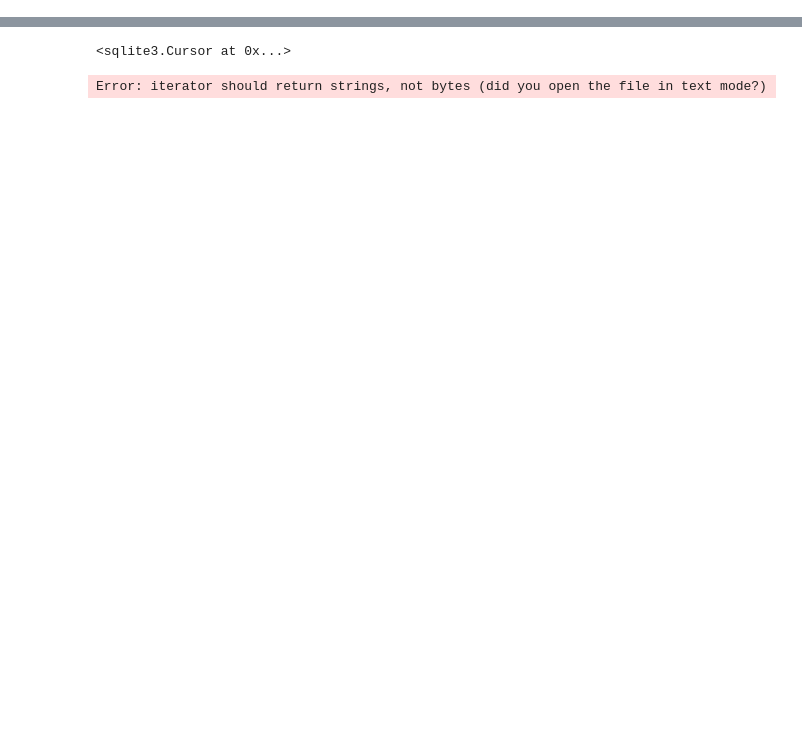
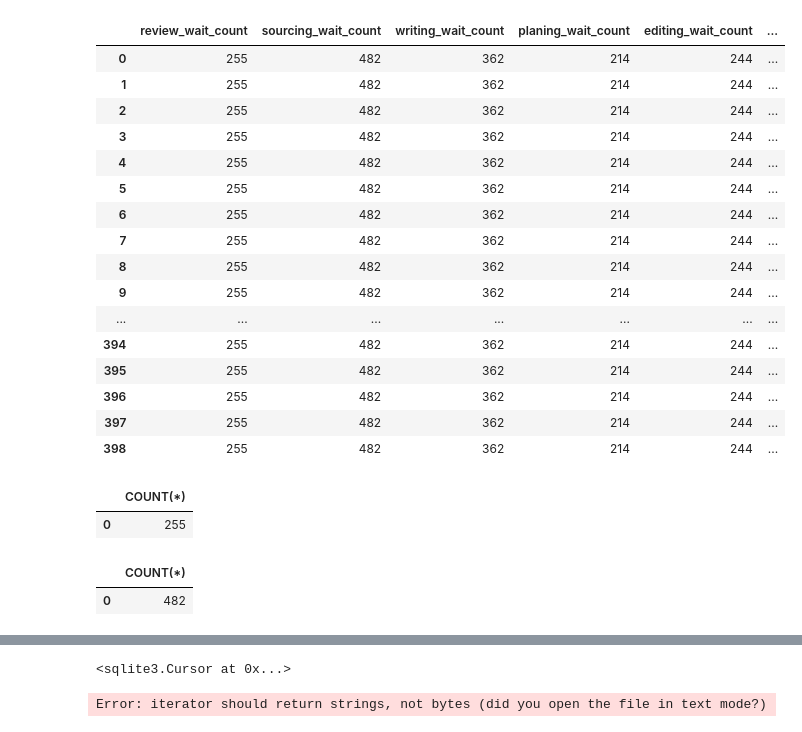
Before and after one commit to erikajane/Wonder_SQL_Task, a Jupyter notebook: Data.ipynb, the cells around one changed output, grey strips where cells are left out. Cells and saved outputs as stored; diff of their text form; code cells hidden in the pictures; blank space fills up the shorter version.

```diff
--- a/Data.ipynb
+++ b/Data.ipynb
@@ -4,0 +1,6 @@ import csv
+# %%
+# Import necessary libraries
+
+import sqlite3
+import pandas as pd
+pd.options.display.max_rows = 999
@@ -4,0 +85,61 @@ import csv
+# %%
+c.execute('''SELECT (SELECT COUNT(*)
+            FROM Assignments
+            WHERE Waiting_for LIKE '%review%') AS review_wait_count,
+            (SELECT COUNT(*)
+            FROM Assignments
+            WHERE Waiting_for LIKE '%sourcing%') AS sourcing_wait_count,
+            (SELECT COUNT(*)
+            FROM Assignments
+            WHERE Waiting_for LIKE '%writing%') AS writing_wait_count,
+            (SELECT COUNT(*)
+            FROM Assignments
+            WHERE Waiting_for LIKE '%planning%')AS planing_wait_count,
+            (SELECT COUNT(*)
+            FROM Assignments
+            WHERE Waiting_for LIKE '%editing%') AS editing_wait_count,
+            (SELECT COUNT(*)
+            FROM Assignments
+            WHERE Waiting_for LIKE '%vetting%') AS vetting_wait_count
+            FROM Assignments''')
+data = pd.DataFrame(c.fetchall())
+data.columns = [x[0] for x in c.description]
+data
+# %% [output]
+|  | review_wait_count | sourcing_wait_count | writing_wait_count | planing_wait_count | editing_wait_count | ... |
+| 0 | 255 | 482 | 362 | 214 | 244 | ... |
+| 1 | 255 | 482 | 362 | 214 | 244 | ... |
+| 2 | 255 | 482 | 362 | 214 | 244 | ... |
+| 3 | 255 | 482 | 362 | 214 | 244 | ... |
+| 4 | 255 | 482 | 362 | 214 | 244 | ... |
+| 5 | 255 | 482 | 362 | 214 | 244 | ... |
+| 6 | 255 | 482 | 362 | 214 | 244 | ... |
+| 7 | 255 | 482 | 362 | 214 | 244 | ... |
+| 8 | 255 | 482 | 362 | 214 | 244 | ... |
+| 9 | 255 | 482 | 362 | 214 | 244 | ... |
+| ... | ... | ... | ... | ... | ... | ... |
+| 394 | 255 | 482 | 362 | 214 | 244 | ... |
+| 395 | 255 | 482 | 362 | 214 | 244 | ... |
+| 396 | 255 | 482 | 362 | 214 | 244 | ... |
+| 397 | 255 | 482 | 362 | 214 | 244 | ... |
+| 398 | 255 | 482 | 362 | 214 | 244 | ... |
+# %%
+c.execute('''SELECT COUNT(*)
+            FROM Assignments
+            WHERE Waiting_for LIKE '%review%' ''')
+data = pd.DataFrame(c.fetchall())
+data.columns = [x[0] for x in c.description]
+data
+# %% [output]
+|  | COUNT(*) |
+| 0 | 255 |
+# %%
+c.execute('''SELECT COUNT(*)
+            FROM Assignments
+            WHERE Waiting_for LIKE '%sourcing%' ''')
+data = pd.DataFrame(c.fetchall())
+data.columns = [x[0] for x in c.description]
+data
+# %% [output]
+|  | COUNT(*) |
+| 0 | 482 |
```
Also changed, not shown: parts of 13 cells of this notebook, 1 other file.
